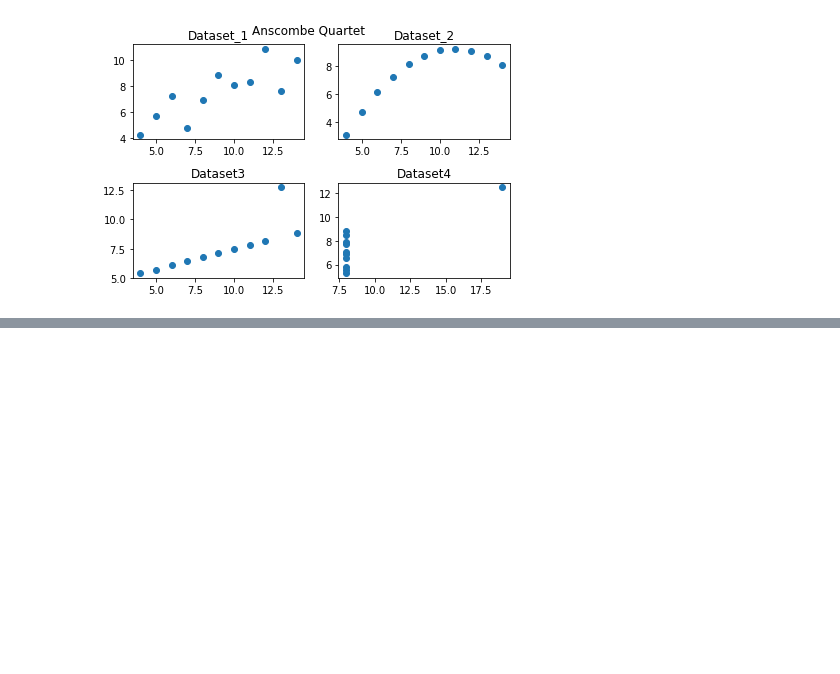
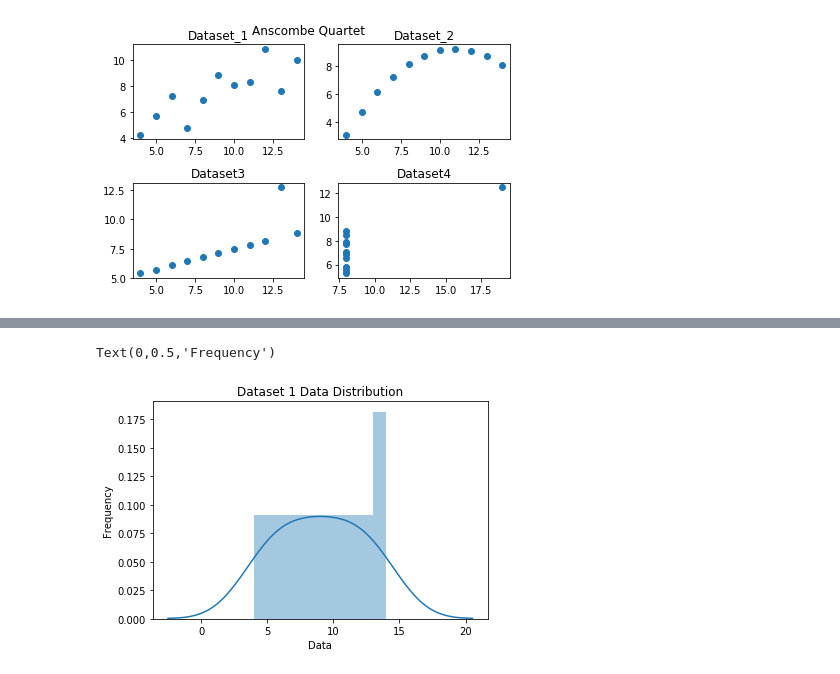
Before and after one commit to MarcoMen-Temp/Fundamentals-Practice, a Jupyter notebook: Anscombe Quartet Analysis.ipynb, the cells around one changed output, grey strips where cells are left out. Saved outputs shown, nothing was run; the diff lists cells and outputs as text; code cells hidden in the pictures; blank space fills up the shorter version.

Commit message:
Added Distribution Plots

```diff
--- a/Anscombe Quartet Analysis.ipynb
+++ b/Anscombe Quartet Analysis.ipynb
@@ -339,0 +340,21 @@ We can run model diagnostics on our data using residuals and QQ plots to see how
+# %%
+# Let's start with distributions
+# Do we actually need the ?
+import pandas as pd
+import matplotlib as plt
+import seaborn as sns
+from scipy.stats import norm
+
+
+
+
+# displot function from seaborn to create plots
+# The plots are histograms with density plots for each DS
+
+ax1 = sns.distplot(ds_1['x'], bins= 10, kde = True)
+ax1.set_title('Dataset 1 Data Distribution')
+ax1.set_xlabel('Data')
+ax1.set_ylabel('Frequency')
+# %% [output]
+Text(0,0.5,'Frequency')
+[figure, added]
```
Also changed, not shown: parts of 4 cells of this notebook.
